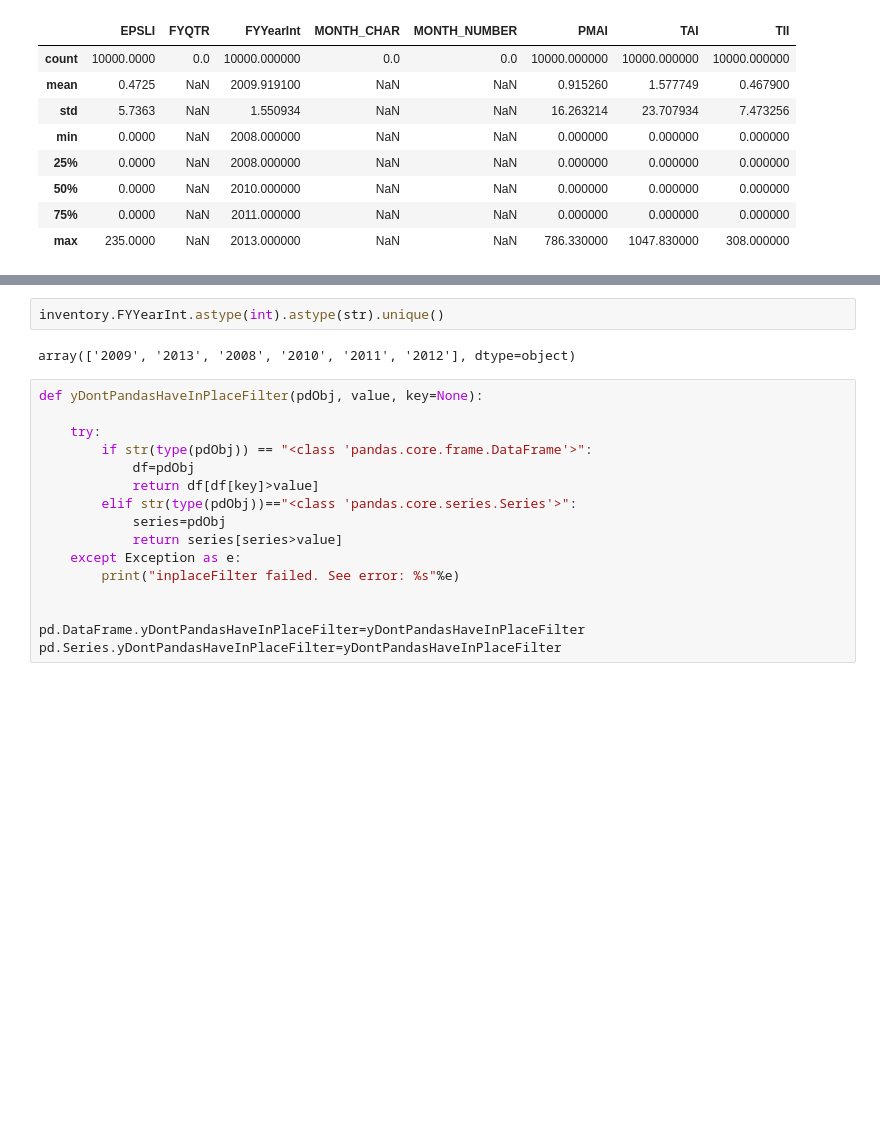
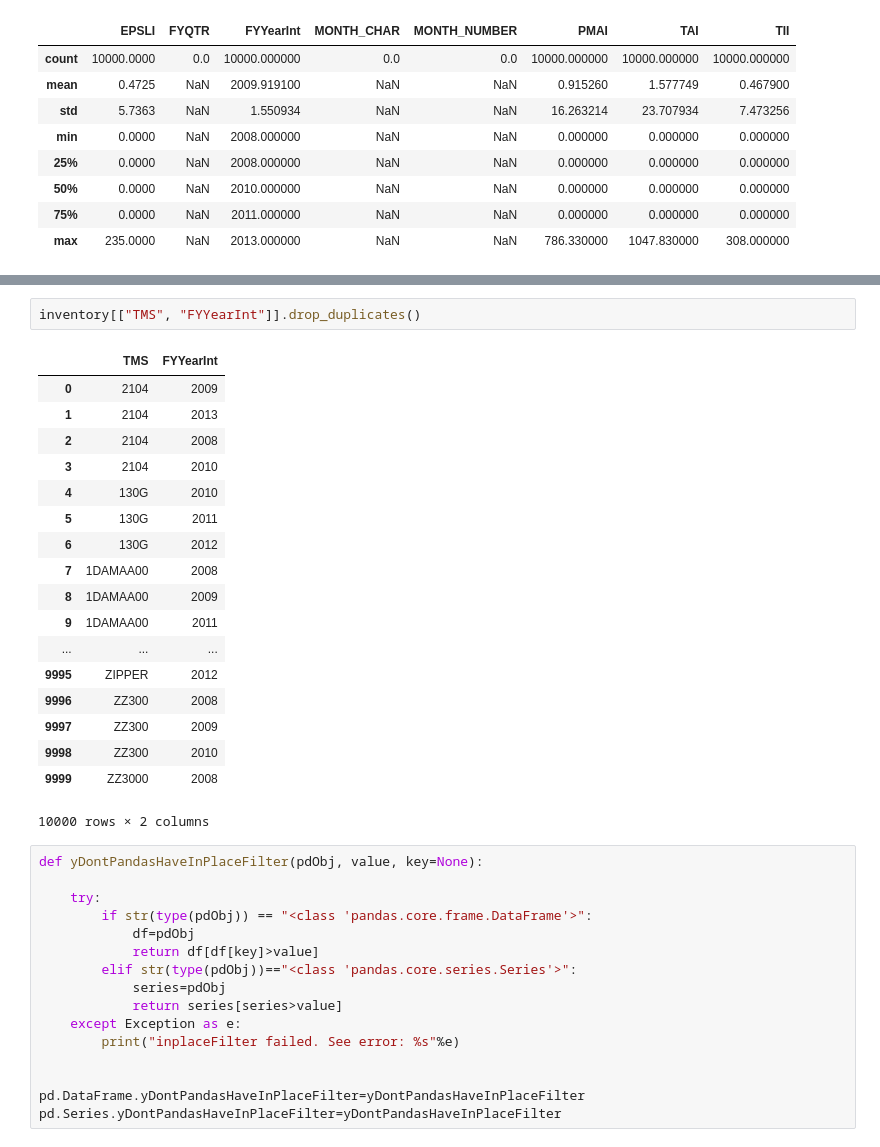
Before and after one commit to dthoma8/d3projs, a Jupyter notebook: datastuff.ipynb, the cells around one changed output, grey strips where cells are left out. Cells and saved outputs as stored; diff of their text form; blank space fills up the shorter version.

```diff
--- a/datastuff.ipynb
+++ b/datastuff.ipynb
@@ -180,10 +180,27 @@ inventory.describe(include="object")
 | unique | 1 | 19 | 8 | 3082 | 2029 | 6 | 2 | 2 | 6 | ... |
 | top | AFA | CF | X | C-130 | CARGO,TRANSPORT AND UTILITY FIXED... | Rapid Mobility | f | t | Other Fixed Wing Aviation | ... |
 | freq | 10000 | 337 | 7571 | 94 | 316 | 55 | 8588 | 5312 | 188 | ... |
-# %%
-inventory.FYYearInt.astype(int).astype(str).unique()
-# %% [output]
-array(['2009', '2013', '2008', '2010', '2011', '2012'], dtype=object)
+# %%
+inventory[["TMS", "FYYearInt"]].drop_duplicates()
+# %% [output]
+|  | TMS | FYYearInt |
+| 0 | 2104 | 2009 |
+| 1 | 2104 | 2013 |
+| 2 | 2104 | 2008 |
+| 3 | 2104 | 2010 |
+| 4 | 130G | 2010 |
+| 5 | 130G | 2011 |
+| 6 | 130G | 2012 |
+| 7 | 1DAMAA00 | 2008 |
+| 8 | 1DAMAA00 | 2009 |
+| 9 | 1DAMAA00 | 2011 |
+| ... | ... | ... |
+| 9995 | ZIPPER | 2012 |
+| 9996 | ZZ300 | 2008 |
+| 9997 | ZZ300 | 2009 |
+| 9998 | ZZ300 | 2010 |
+| 9999 | ZZ3000 | 2008 |
+10000 rows × 2 columns
 # %%
 def yDontPandasHaveInPlaceFilter(pdObj, value, key=None):
 
```
Also changed, not shown: parts of 4 cells of this notebook, 1 other file.
